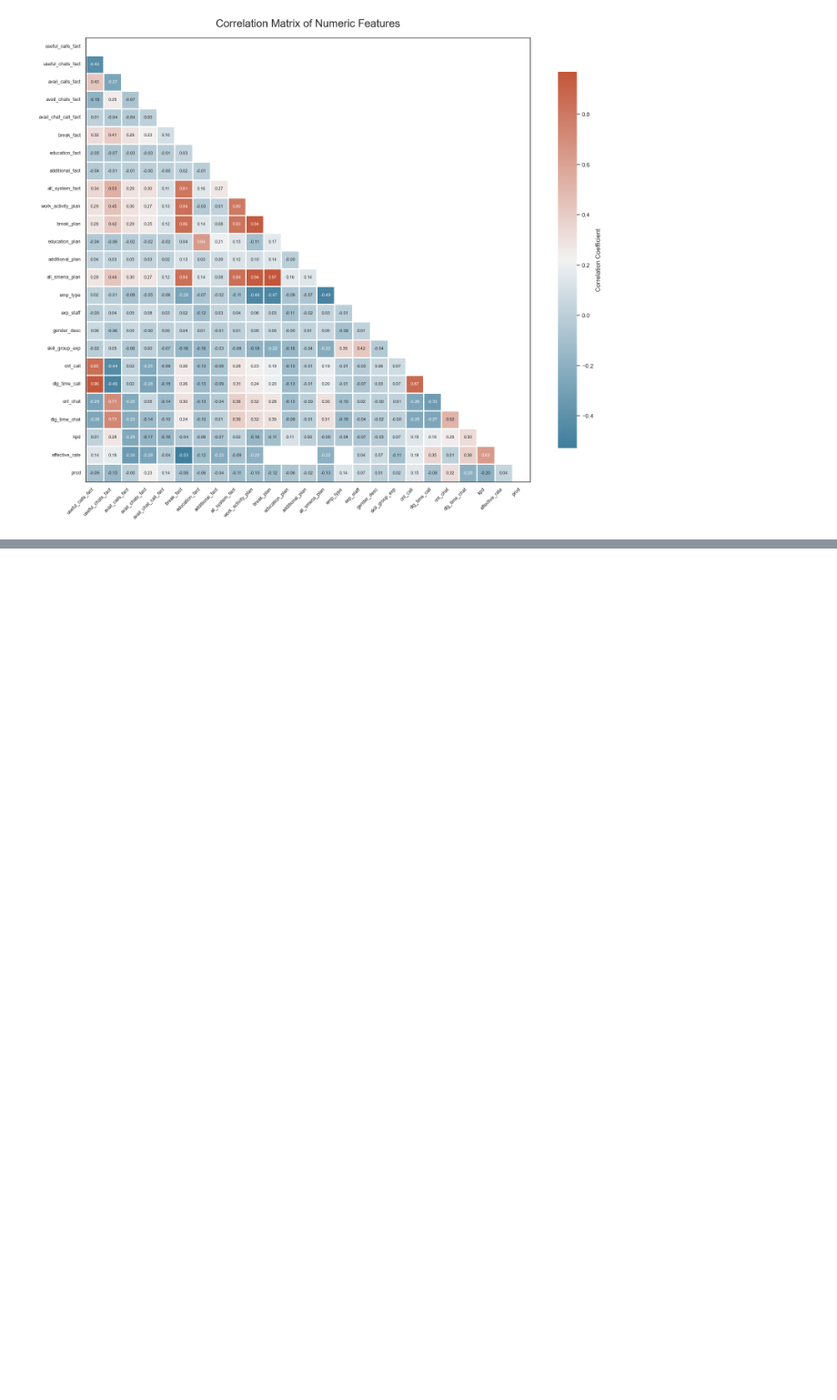
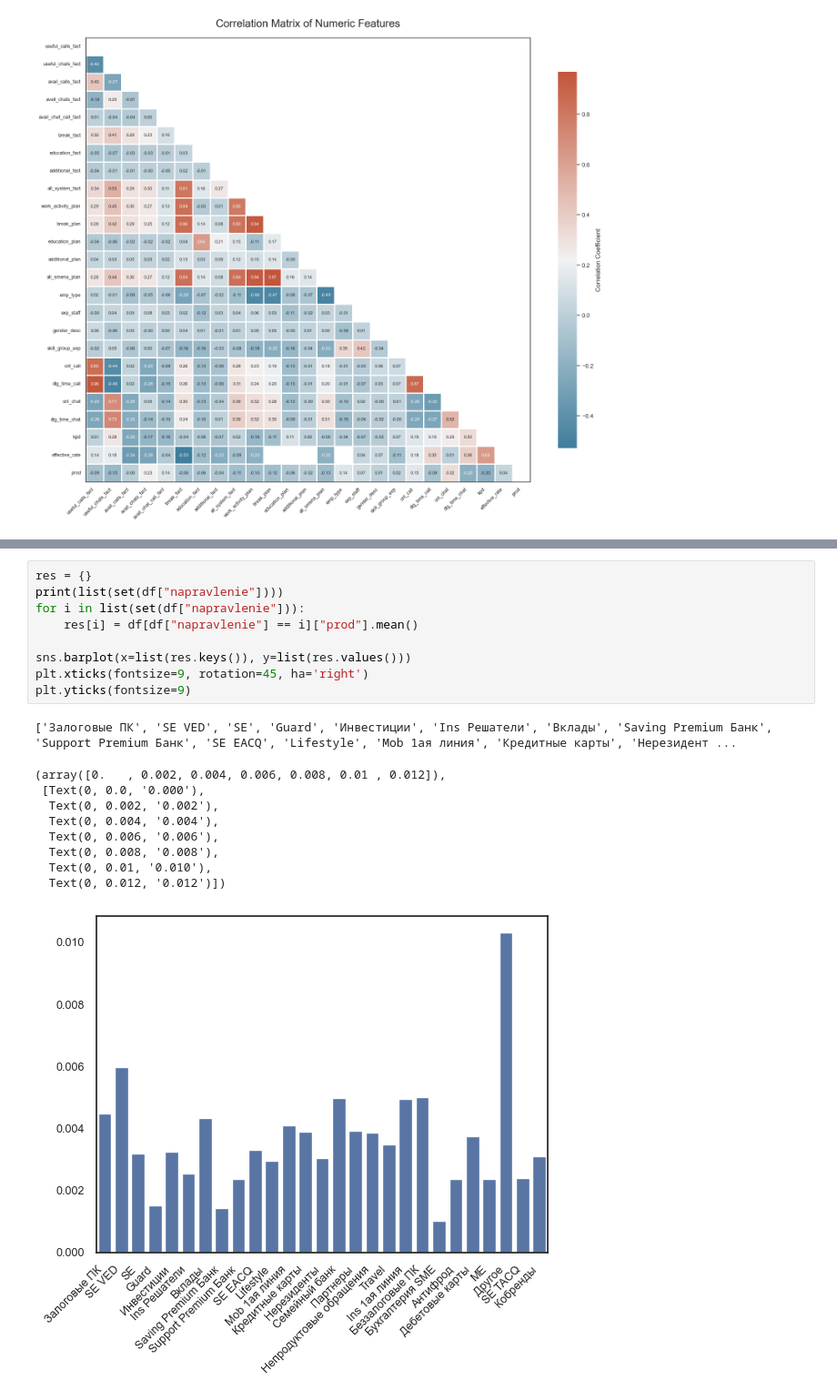
Before and after one commit to Worislooov/DANO_MSC_2025, a Jupyter notebook: Lev/graphycs.ipynb, the cells around one changed output, grey strips where cells are left out. Shown at 91% size. Drawn from its saved outputs; the diff is of its cells as text; blank space fills up the shorter version.

```diff
--- a/Lev/graphycs.ipynb
+++ b/Lev/graphycs.ipynb
@@ -634,0 +667,20 @@ plt.show()
+# %%
+res = {}
+print(list(set(df["napravlenie"])))
+for i in list(set(df["napravlenie"])):
+    res[i] = df[df["napravlenie"] == i]["prod"].mean()
+
+sns.barplot(x=list(res.keys()), y=list(res.values()))
+plt.xticks(fontsize=9, rotation=45, ha='right')
+plt.yticks(fontsize=9)
+# %% [output]
+['Залоговые ПК', 'SE VED', 'SE', 'Guard', 'Инвестиции', 'Ins Решатели', 'Вклады', 'Saving Premium Банк', 'Support Premium Банк', 'SE EACQ', 'Lifestyle', 'Mob 1ая линия', 'Кредитные карты', 'Нерезидент ...
+(array([0.   , 0.002, 0.004, 0.006, 0.008, 0.01 , 0.012]),
+ [Text(0, 0.0, '0.000'),
+  Text(0, 0.002, '0.002'),
+  Text(0, 0.004, '0.004'),
+  Text(0, 0.006, '0.006'),
+  Text(0, 0.008, '0.008'),
+  Text(0, 0.01, '0.010'),
+  Text(0, 0.012, '0.012')])
+[figure, added]
```
Also changed, not shown: parts of 2 cells of this notebook.
